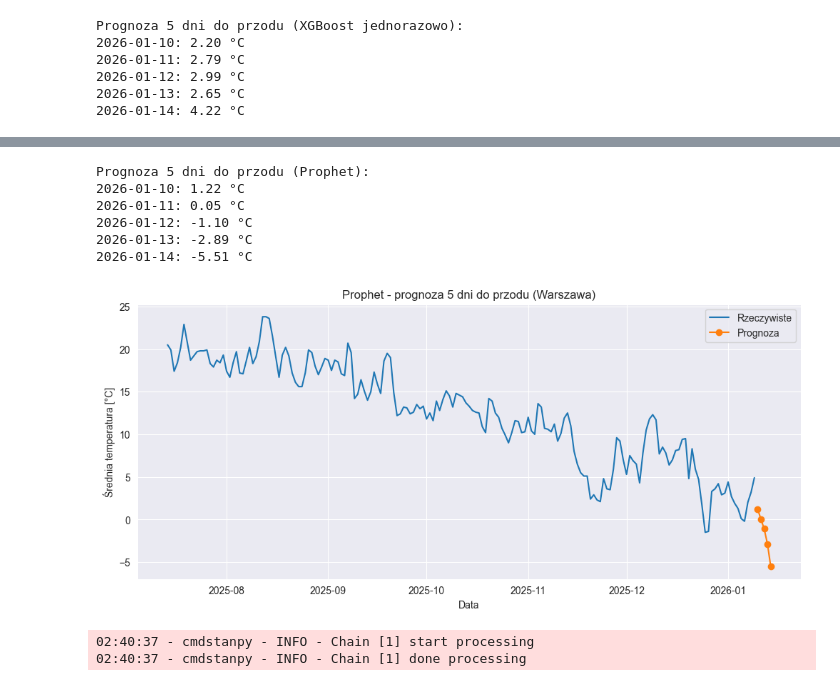
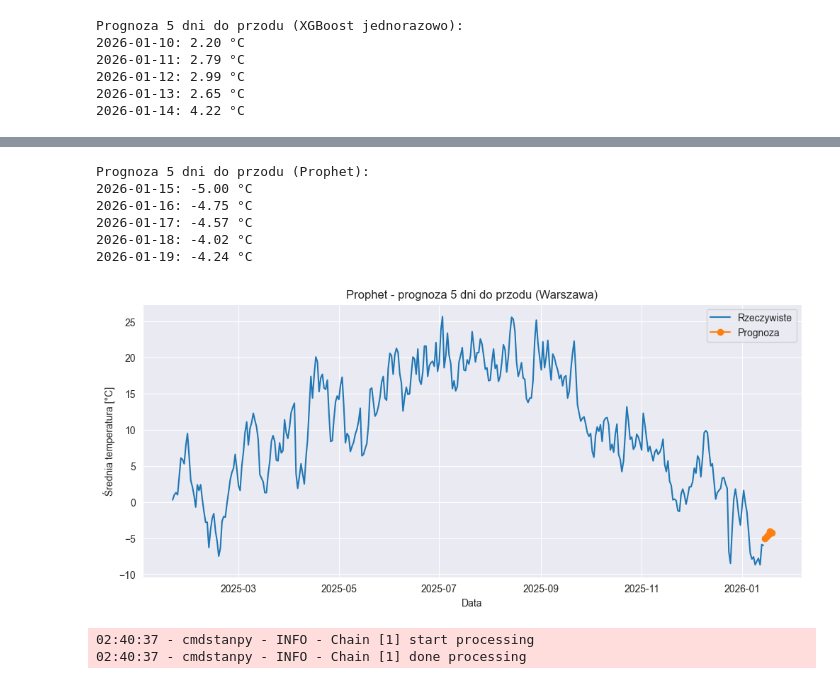
Before and after one commit to GdulskiJ/suml, a Jupyter notebook: models_notebooks/others.ipynb, the cells around one changed output, grey strips where cells are left out. Drawn from its saved outputs; the diff is of its cells as text; code cells hidden in the pictures.

Commit message:
prophet

```diff
--- a/models_notebooks/others.ipynb
+++ b/models_notebooks/others.ipynb
@@ -319,9 +160,9 @@ import matplotlib.pyplot as plt
 # 1. Wczytanie danych
 # =========================
 os.chdir(r"C:\Users\gduls\PycharmProjects\suml")
-df = pd.read_csv("european_capitals_history_clean.csv", parse_dates=["date"])
+df = pd.read_csv("european_capitals_history_clean2.csv", parse_dates=["time"])
 df_city = df[df['city'] == 'Warszawa'].copy()
-df_city.sort_values("date", inplace=True)
+df_city.sort_values("time", inplace=True)
 df_city.reset_index(drop=True, inplace=True)
 
 # =========================
@@ -336,16 +177,16 @@ FORECAST = 5
 def create_features(df, window=WINDOW):
     X, y = [], []
     for i in range(window, len(df) - FORECAST + 1):
-        hist = df['tavg'].iloc[i-window:i].values.tolist()
-        dayofyear = df['date'].iloc[i].dayofyear
-        month = df['date'].iloc[i].month
-        last7 = df['tavg'].iloc[i-7:i].values
+        hist = df['temp'].iloc[i-window:i].values.tolist()
+        dayofyear = df['time'].iloc[i].dayofyear
+        month = df['time'].iloc[i].month
+        last7 = df['temp'].iloc[i-7:i].values
         avg7 = np.mean(last7)
         min7 = np.min(last7)
         max7 = np.max(last7)
         features = hist + [dayofyear, month, avg7, min7, max7]
         X.append(features)
-        y.append(df['tavg'].iloc[i:i+FORECAST].values)
+        y.append(df['temp'].iloc[i:i+FORECAST].values)
     return np.array(X), np.array(y)
 
 X, y = create_features(df_city)
@@ -426,7 +267,7 @@ future_pred = scaler_y.inverse_transform(future_scaled)
 # =========================
 print("Prognoza 5 dni do przodu (XGBoost jednorazowo):")
 for i, pred in enumerate(future_pred.flatten(), 1):
-    pred_date = df_city['date'].iloc[-1] + pd.Timedelta(days=i)
+    pred_date = df_city['time'].iloc[-1] + pd.Timedelta(days=i)
     print(f"{pred_date.date()}: {pred:.2f} °C")
 # %% [output]
 XGBoost Multi-step Forecast — 5 dni (jednym rzutem)
@@ -604,16 +445,16 @@ import matplotlib.pyplot as plt
 # 1. Wczytanie danych
 # =========================
 os.chdir(r"C:\Users\gduls\PycharmProjects\suml")
-df = pd.read_csv("european_capitals_history_clean.csv", parse_dates=["date"])
-df_city = df[df['city'] == 'Warszawa'][['date','tavg']].copy()
-df_city.sort_values("date", inplace=True)
+df = pd.read_csv("european_capitals_history_clean2.csv", parse_dates=["time"])
+df_city = df[df['city'] == 'Warszawa'][['time','temp']].copy()
+df_city.sort_values("time", inplace=True)
 df_city.reset_index(drop=True, inplace=True)
 
 # =========================
 # 2. Przygotowanie danych dla Prophet
 # =========================
 # Prophet wymaga kolumn 'ds' (data) i 'y' (wartość)
-prophet_df = df_city.rename(columns={'date':'ds', 'tavg':'y'})
+prophet_df = df_city.rename(columns={'time':'ds', 'temp':'y'})
 
 # Dodanie regresorów: temperatura z 1, 2 i 3 dni wstecz
 for lag in [1,2,3]:
@@ -669,7 +510,7 @@ for date, pred in zip(future_dates, future_preds):
 # 6. Wykres prognozy
 # =========================
 plt.figure(figsize=(12,5))
-plt.plot(df_city['date'], df_city['tavg'], label='Rzeczywiste')
+plt.plot(df_city['time'], df_city['temp'], label='Rzeczywiste')
 plt.plot(future_dates, future_preds, 'ro-', label='Prognoza 5 dni')
 plt.title("Prognoza temperatury — Prophet z regresorami")
 plt.xlabel("Data")
@@ -832,16 +673,16 @@ import matplotlib.pyplot as plt
 # 1. Wczytanie danych
 # =========================
 os.chdir(r"C:\Users\gduls\PycharmProjects\suml")
-df = pd.read_csv("european_capitals_history_clean.csv", parse_dates=["date"])
-df_city = df[df['city'] == 'Warszawa'].copy()
-df_city.sort_values("date", inplace=True)
+df = pd.read_csv("european_capitals_history_clean2.csv", parse_dates=["time"])
+df_city = df[df['city'] == 'Warszawa'][['time','temp']].copy()
+df_city.sort_values("time", inplace=True)
 df_city.reset_index(drop=True, inplace=True)
 
 # =========================
 # 2. Przygotowanie danych do Prophet
 # =========================
 # Bierzemy ostatnie 180 dni, żeby model skupił się na krótkim okresie
-df_recent = df_city[['date','tavg']].tail(180).rename(columns={'date':'ds','tavg':'y'})
+df_recent = df_city[['time','temp']].tail(360).rename(columns={'time':'ds','temp':'y'})
 
 # =========================
 # 3. Budowa modelu Prophet
@@ -850,7 +691,7 @@ model = Prophet(
     yearly_seasonality=True,
     weekly_seasonality=True,
     daily_seasonality=False,
-    changepoint_prior_scale=0.5  # większa elastyczność trendu
+    changepoint_prior_scale=0.8  # większa elastyczność trendu
 )
 
 # Trening modelu
@@ -888,10 +729,10 @@ plt.show()
 Prognoza 5 dni do przodu (Prophet):
-2026-01-10: 1.22 °C
-2026-01-11: 0.05 °C
-2026-01-12: -1.10 °C
-2026-01-13: -2.89 °C
-2026-01-14: -5.51 °C
+2026-01-15: -5.00 °C
+2026-01-16: -4.75 °C
+2026-01-17: -4.57 °C
+2026-01-18: -4.02 °C
+2026-01-19: -4.24 °C
-[figure, old version]
+[figure, new version]
 # %%
 import os
 import pandas as pd
```
Also changed, not shown: parts of 5 cells of this notebook, 4 other files.
